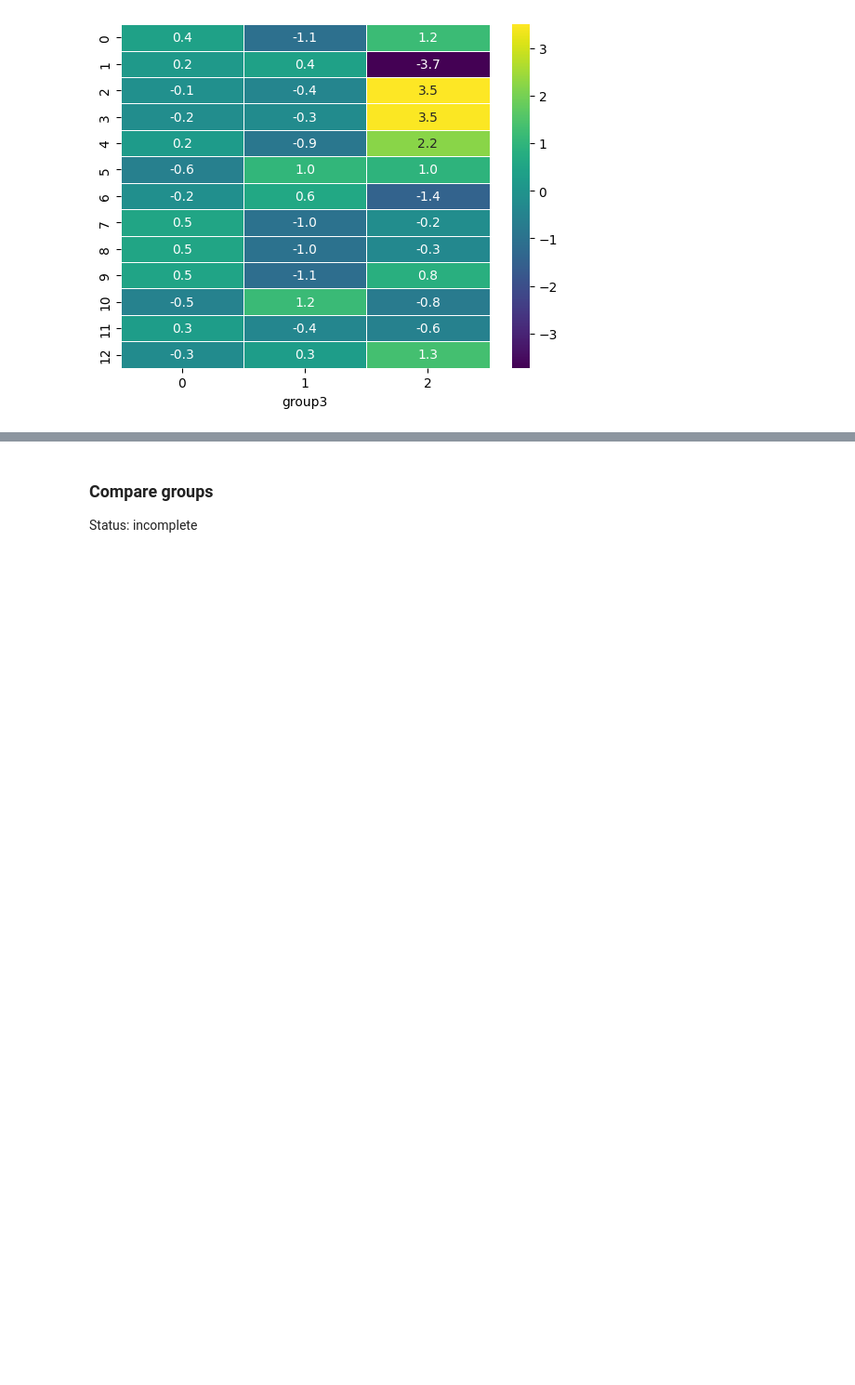
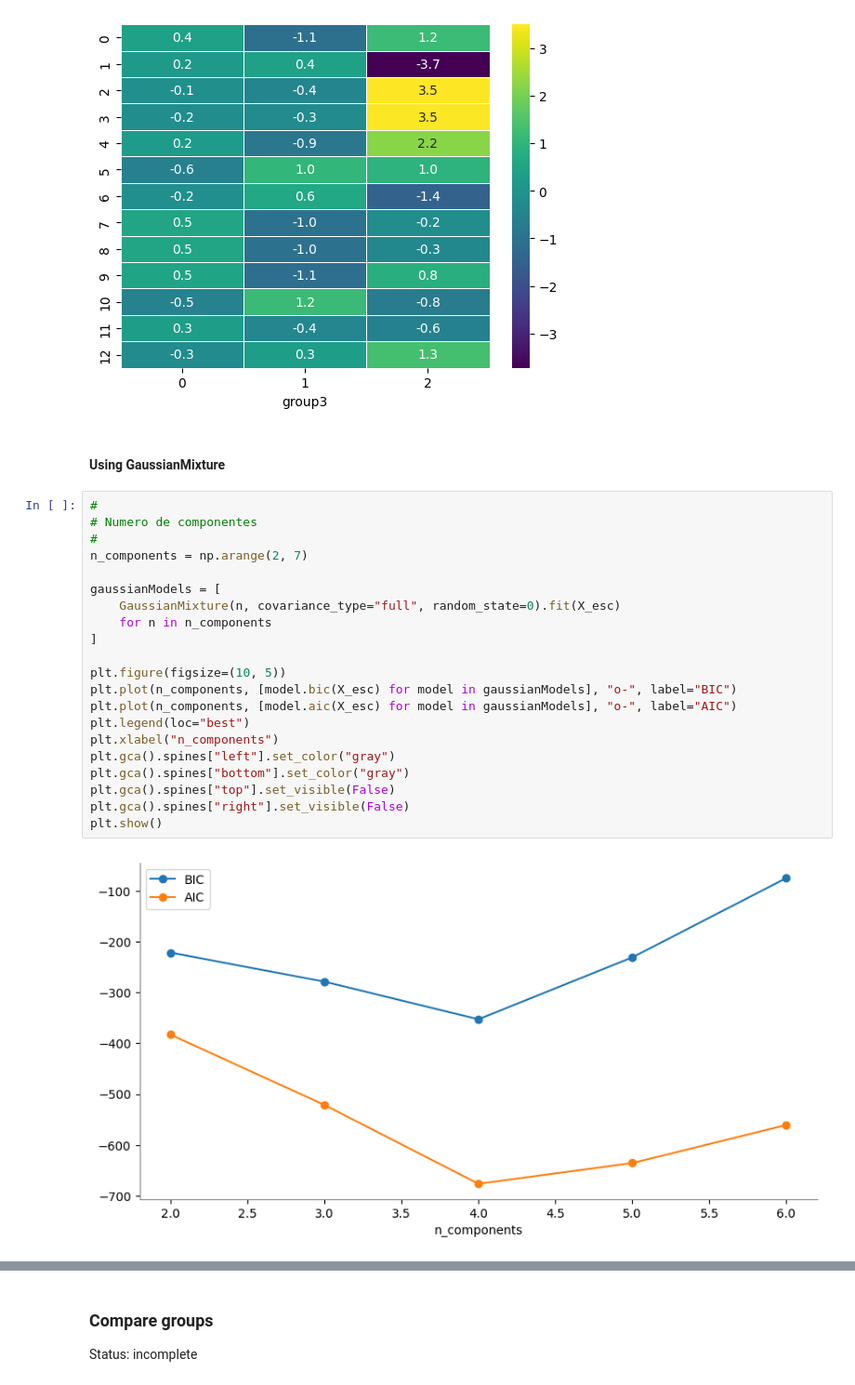
Before and after one commit to oecorrechag/project-barcelona, a Jupyter notebook: notebooks/Proyecto Barcelona.ipynb, the cells around one changed output, grey strips where cells are left out. Shown: that part at 93% size. Saved outputs shown, nothing was run; the diff lists cells and outputs as text; blank space fills up the shorter version.

```diff
--- a/notebooks/Proyecto Barcelona.ipynb
+++ b/notebooks/Proyecto Barcelona.ipynb
@@ -277,3 +282,28 @@ df_g3 = df_g3.iloc[:, :13].join(df_g3.iloc[:, -1:])
 heatmap_groups(df_g3, "group3", 1)
 # %% [output]
 [figure]
+# %% [markdown]
+#### Using GaussianMixture
+# %%
+#
+# Numero de componentes
+#
+n_components = np.arange(2, 7)
+
+gaussianModels = [
+    GaussianMixture(n, covariance_type="full", random_state=0).fit(X_esc)
+    for n in n_components
+]
+
+plt.figure(figsize=(10, 5))
+plt.plot(n_components, [model.bic(X_esc) for model in gaussianModels], "o-", label="BIC")
+plt.plot(n_components, [model.aic(X_esc) for model in gaussianModels], "o-", label="AIC")
+plt.legend(loc="best")
+plt.xlabel("n_components")
+plt.gca().spines["left"].set_color("gray")
+plt.gca().spines["bottom"].set_color("gray")
+plt.gca().spines["top"].set_visible(False)
+plt.gca().spines["right"].set_visible(False)
+plt.show()
+# %% [output]
+[figure, added]
```
Also changed, not shown: parts of 18 cells of this notebook.
